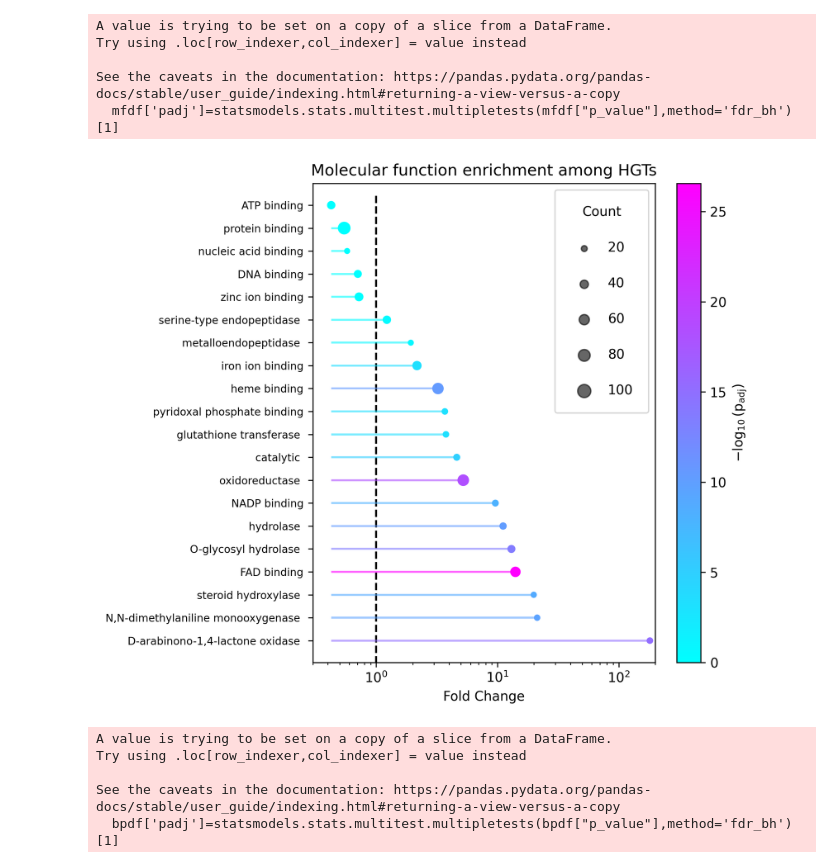
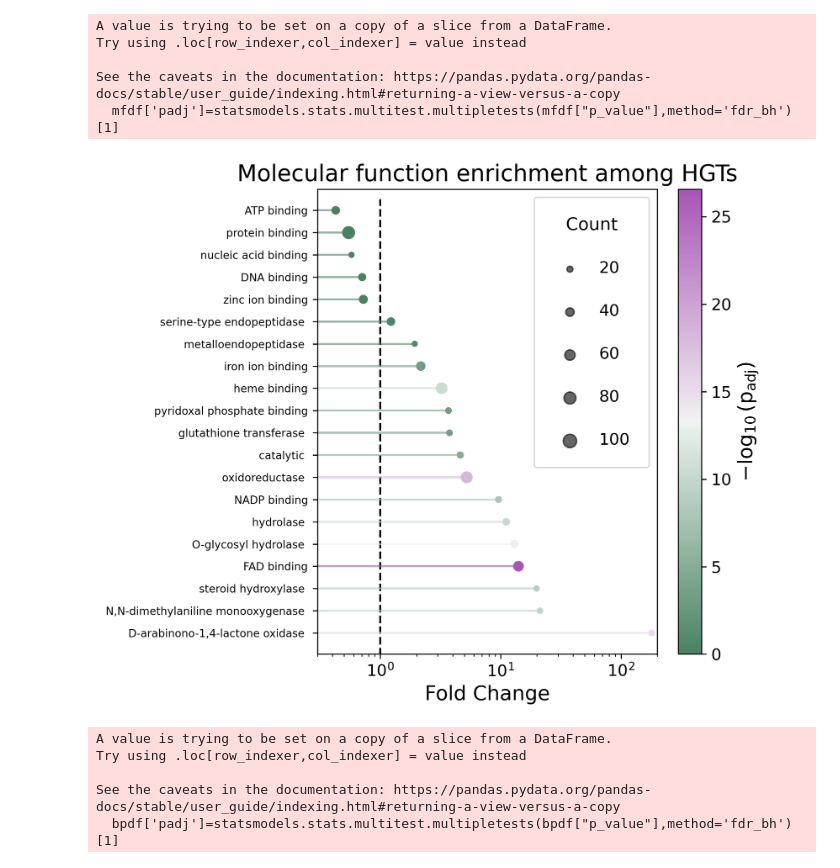
Before and after one commit to rishabhrajkapoor/Bradysia_coprophila_HGT, a Jupyter notebook: go_term_deeploc_cazy.ipynb, the cells around one changed output. Cells and saved outputs as stored; diff of their text form; code cells hidden in the pictures.

```diff
--- a/go_term_deeploc_cazy.ipynb
+++ b/go_term_deeploc_cazy.ipynb
@@ -183,4 +185,7 @@ locdf.to_csv("outputs/localization_enrichment_stats.csv")
 # %%
+import seaborn as sns
+cmap = sns.diverging_palette(145, 300, s=60, as_cmap=True)
+
 
 df=locdf.sort_values("FC",ascending=False)
 plt.figure(figsize=(6, 6))  # Adjust the figure size
@@ -190,9 +195,13 @@ plt.vlines(1,-1,10,linestyle='dashed',color='black')
 n = df.index
 
 # Scatter plot
-
-scatter = plt.scatter(df['FC'], n, s=df['HGT'], c=-np.log10(df['padj']), cmap='cool')
-
+padj_score = -np.log10(df["padj"])
+scatter = plt.scatter(
+    df["FC"], n,
+    s=df["HGT"],
+    c=padj_score,
+    cmap=cmap
+)
 # Create dummy points for the legend
 legend_sizes = [100,200,400,600]
 for size in legend_sizes:
@@ -205,9 +214,12 @@ plt.legend(title='Count', scatterpoints=1, labelspacing=1.7, loc='upper right',b
 plt.colorbar(scatter)
 
 # Add horizontal lines connecting each point to y-axis
-for i, y_val in enumerate(n):
-    plt.hlines(y_val, 0, df['FC'][i], colors=scatter.to_rgba(-np.log10(df['padj'])[i]), alpha=0.6)
-
+for y_val, fc, score in zip(n, df["FC"], padj_score):
+    plt.hlines(
+        y_val, 0, fc,
+        colors=scatter.to_rgba(score),
+        alpha=0.6
+    )
 # Labels and title
 plt.xlabel('Fold Change')
 plt.title('Subcellular localization enrichment among HGTs')
@@ -393,4 +407,5 @@ See the caveats in the documentation: https://pandas.pydata.org/pandas-docs/stab
 # %%
+mfdf=pd.read_csv('outputs/molecular_function_enrichment.tsv',sep='\t')
 dfi = mfdf.sort_values("HGT_count", ascending=False).iloc[0:24, :].sort_values('FC', ascending=False)
 dfi = dfi[~((dfi.Name.str.contains("paired donors") | dfi.Name.str.contains("flavin")) | dfi.Name.str.contains('CH-OH'))]
 dfi.Name = dfi.Name.replace(
@@ -404,15 +419,15 @@ plt.vlines(1,-1,19.5,linestyle='dashed',color='black')
 # Concatenate index and Name for y-axis labels
 n = [y for x, y in zip(dfi.index, dfi.Name)]
 
-# Scatter plot
+cmap = sns.diverging_palette(145, 300, s=60, as_cmap=True)
+padj_score = -np.log10(dfi["padj"])
+
 scatter = plt.scatter(
-    dfi['FC'],
-    n,
-    s=dfi['HGT_count'],
-    c=-np.log10(dfi['padj']),
-    cmap='cool'
+    dfi["FC"], n,
+    s=dfi["HGT_count"],
+    c=padj_score,
+    cmap=cmap
 )
-
 # Make x-axis log scale
 plt.xscale('log')
 
@@ -426,39 +441,37 @@ plt.legend(
     scatterpoints=1,
     labelspacing=1.7,
     loc='upper right',
     borderpad=1.2
 )
 
 plt.colorbar(scatter, label=r'$-\log_{10}(\text{p}_{\text{adj}})$')
 
 # Add horizontal lines connecting each point to log-scale baseline
 xmin = dfi['FC'].min()
 
-for i, y_val in enumerate(n):
+for y_val, fc, score in zip(n, dfi["FC"], padj_score):
     plt.hlines(
-        y_val,
-        xmin,
-        dfi['FC'].iloc[i],
-        colors=scatter.to_rgba(-np.log10(dfi['padj']).iloc[i]),
+        y_val, 0, fc,
+        colors=scatter.to_rgba(score),
         alpha=0.6
     )
 
 plt.xlabel('Fold Change')
 plt.title('Molecular function enrichment among HGTs')
 plt.yticks(fontsize=8)
 plt.xlim(.3,200)
 plt.tight_layout()
 
 
 plt.savefig(
     'figures/molecular_function_enrichment.svg',
     format='svg',
     bbox_inches='tight'
 )
 
 plt.show()
 # %% [output]
-[figure, old version]
+[figure, new version]
 # %%
 ##number of hgts with any go term
 n_hgts_with_go=len(set(godf[(godf[8]=='P')&(godf[2].isin(all_hgt_genes))][2]))
```
Also changed, not shown: parts of 6 cells of this notebook, 1 other file.
